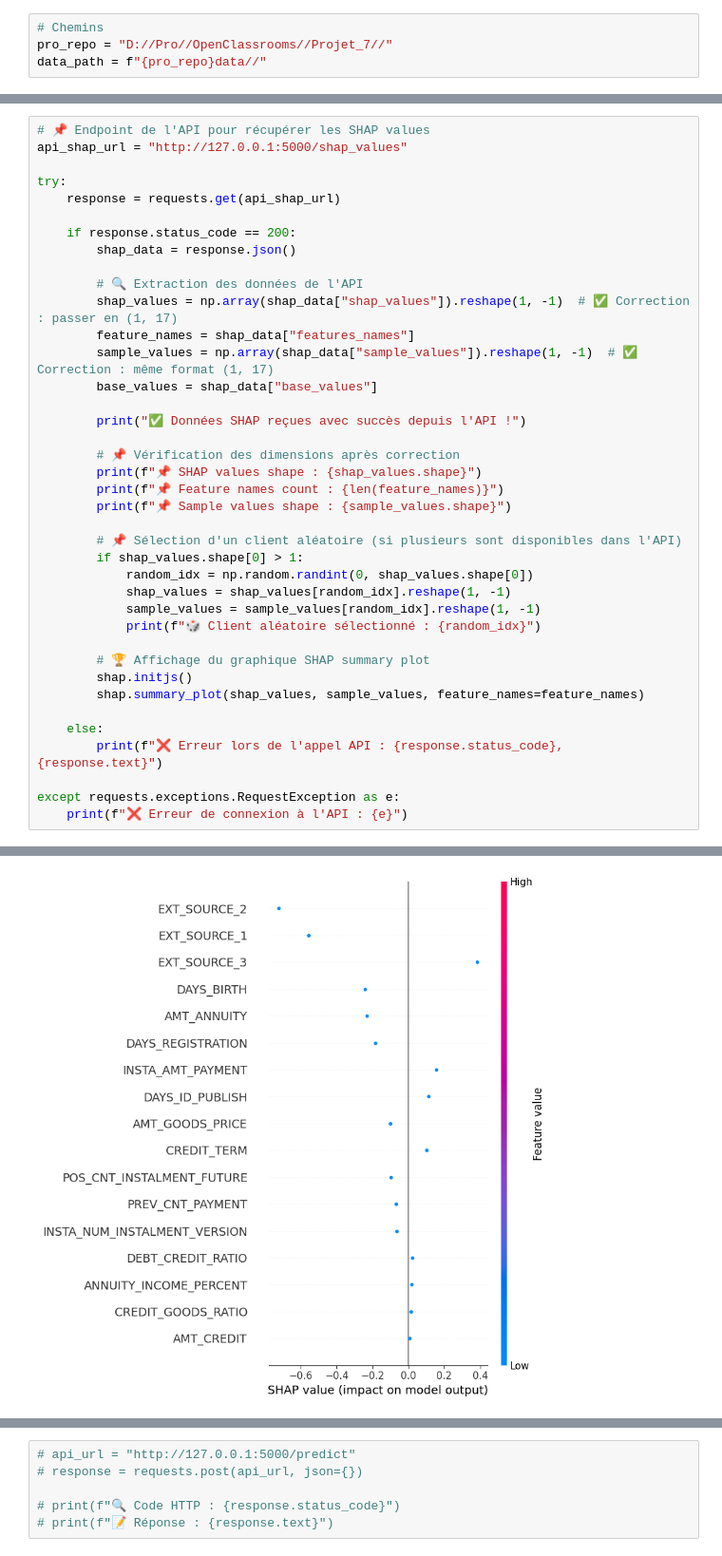
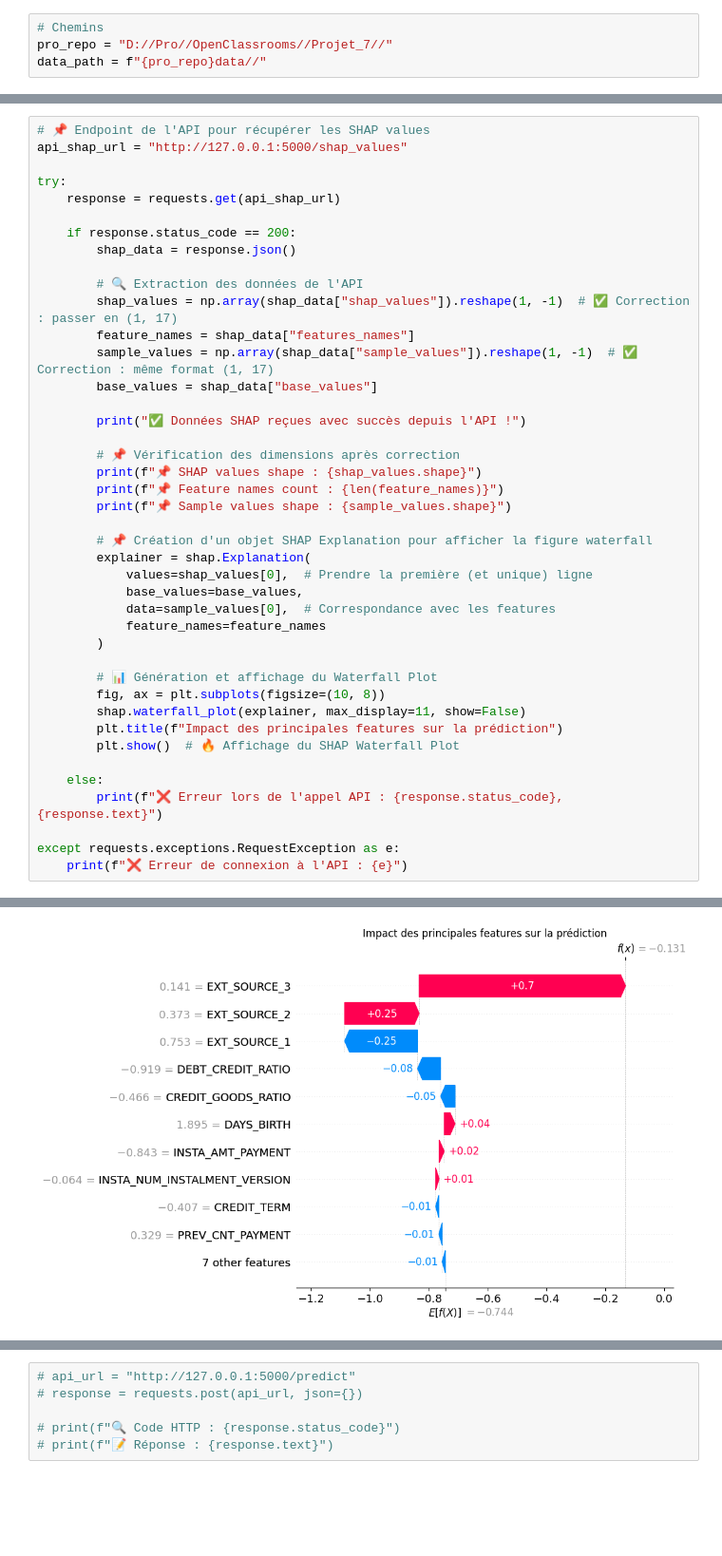
Before and after one commit to davfgh/Projet7_OpenClassrooms, a Jupyter notebook: api/Farizon_David_5_notebook_test_API_0125.ipynb, the cells around one changed output, grey strips where cells are left out. Shown at 95% size. Saved outputs shown, nothing was run; the diff lists cells and outputs as text; blank space fills up the shorter version.

```diff
--- a/api/Farizon_David_5_notebook_test_API_0125.ipynb
+++ b/api/Farizon_David_5_notebook_test_API_0125.ipynb
@@ -222,16 +204,19 @@ try:
         print(f"📌 Feature names count : {len(feature_names)}")
         print(f"📌 Sample values shape : {sample_values.shape}")
 
-        # 📌 Sélection d'un client aléatoire (si plusieurs sont disponibles dans l'API)
-        if shap_values.shape[0] > 1:
-            random_idx = np.random.randint(0, shap_values.shape[0])
-            shap_values = shap_values[random_idx].reshape(1, -1)
-            sample_values = sample_values[random_idx].reshape(1, -1)
-            print(f"🎲 Client aléatoire sélectionné : {random_idx}")
+        # 📌 Création d'un objet SHAP Explanation pour afficher la figure waterfall
+        explainer = shap.Explanation(
+            values=shap_values[0],  # Prendre la première (et unique) ligne
+            base_values=base_values,
+            data=sample_values[0],  # Correspondance avec les features
+            feature_names=feature_names
+        )
 
-        # 🏆 Affichage du graphique SHAP summary plot
-        shap.initjs()
-        shap.summary_plot(shap_values, sample_values, feature_names=feature_names)
+        # 📊 Génération et affichage du Waterfall Plot
+        fig, ax = plt.subplots(figsize=(10, 8))
+        shap.waterfall_plot(explainer, max_display=11, show=False)
+        plt.title(f"Impact des principales features sur la prédiction")
+        plt.show()  # 🔥 Affichage du SHAP Waterfall Plot
 
     else:
         print(f"❌ Erreur lors de l'appel API : {response.status_code}, {response.text}")
@@ -247 +231 @@ except requests.exceptions.RequestException as e:
-[figure, old version]
+[figure, new version]
```
Also changed, not shown: parts of 13 cells of this notebook, 5 other files.
